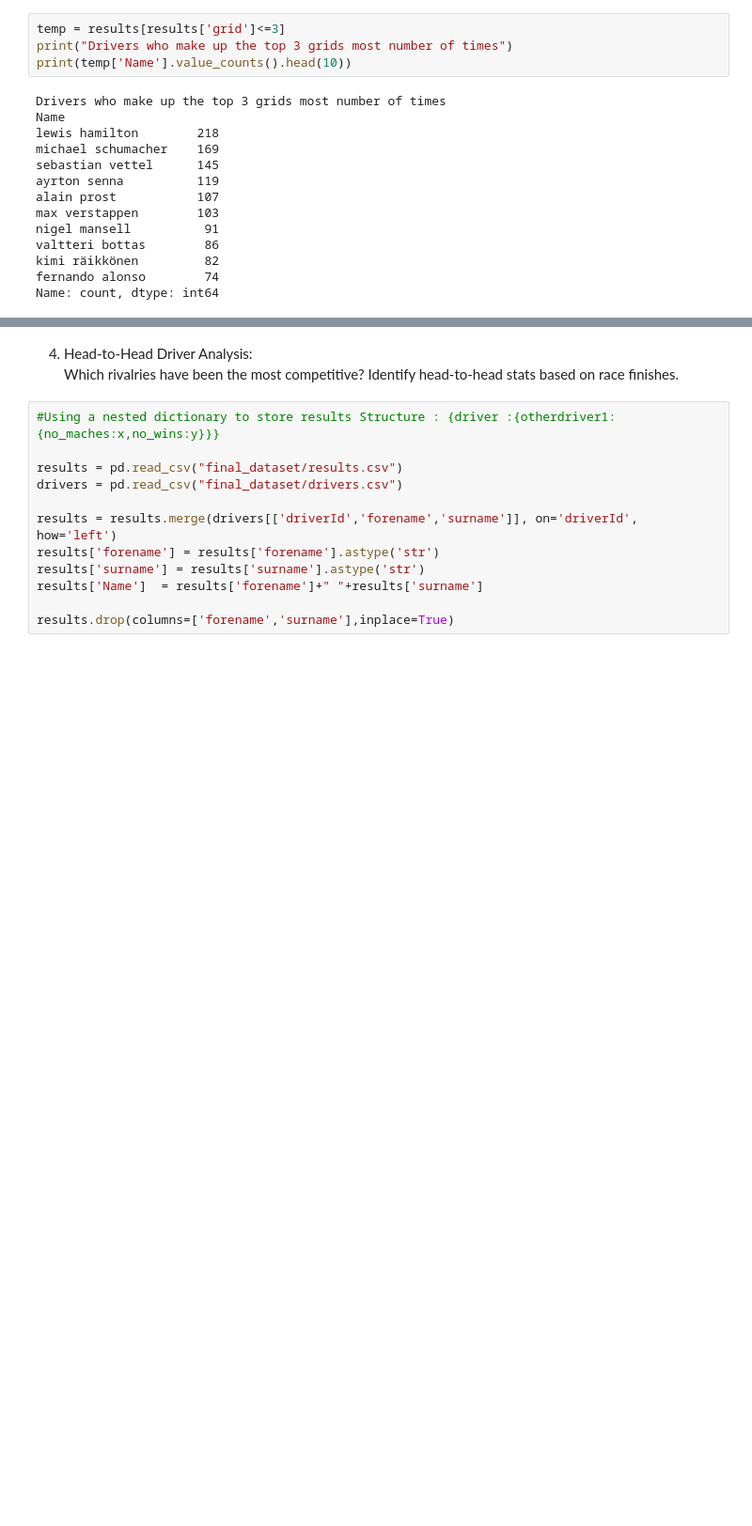
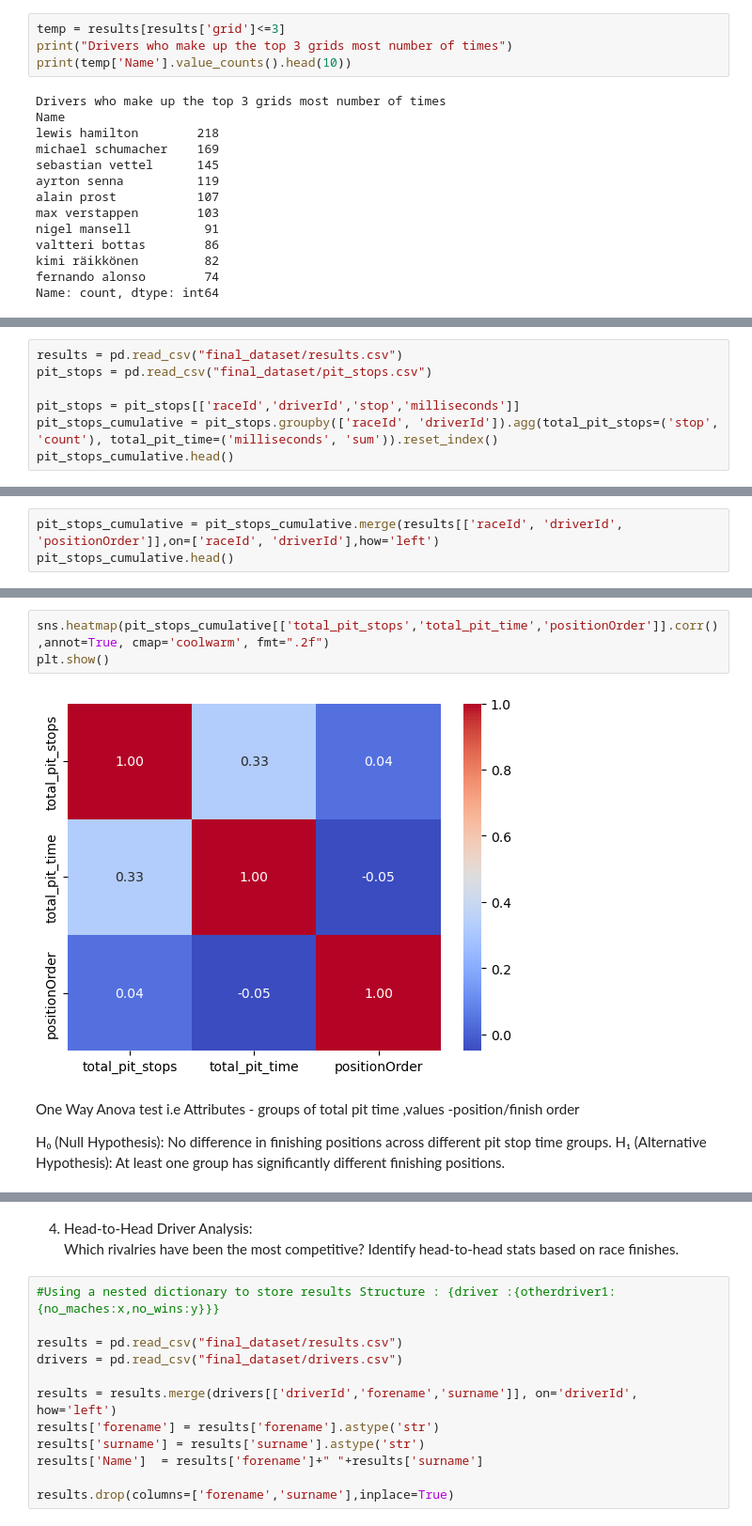
Before and after one commit to LalithKishore-S/DPL_2025, a Jupyter notebook: Analysis_questions.ipynb, the cells around one changed output, grey strips where cells are left out. Shown at 94% size. Cells and saved outputs as stored; diff of their text form; blank space fills up the shorter version.

```diff
--- a/Analysis_questions.ipynb
+++ b/Analysis_questions.ipynb
@@ -307,0 +312,7 @@ Name: count, dtype: int64
+# %%
+results = pd.read_csv("final_dataset/results.csv")
+pit_stops = pd.read_csv("final_dataset/pit_stops.csv")
+
+pit_stops = pit_stops[['raceId','driverId','stop','milliseconds']]
+pit_stops_cumulative = pit_stops.groupby(['raceId', 'driverId']).agg(total_pit_stops=('stop', 'count'), total_pit_time=('milliseconds', 'sum')).reset_index()
+pit_stops_cumulative.head()
@@ -307,0 +326,3 @@ Name: count, dtype: int64
+# %%
+pit_stops_cumulative = pit_stops_cumulative.merge(results[['raceId', 'driverId', 'positionOrder']],on=['raceId', 'driverId'],how='left')
+pit_stops_cumulative.head()
@@ -307,0 +351,10 @@ Name: count, dtype: int64
+# %%
+sns.heatmap(pit_stops_cumulative[['total_pit_stops','total_pit_time','positionOrder']].corr(),annot=True, cmap='coolwarm', fmt=".2f")
+plt.show()
+# %% [output]
+[figure, added]
+# %% [markdown]
+One Way Anova test i.e Attributes - groups of total pit time ,values -position/finish order
+
+H₀ (Null Hypothesis): No difference in finishing positions across different pit stop time groups.
+H₁ (Alternative Hypothesis): At least one group has significantly different finishing positions.
```
Also changed, not shown: parts of 5 cells of this notebook.
